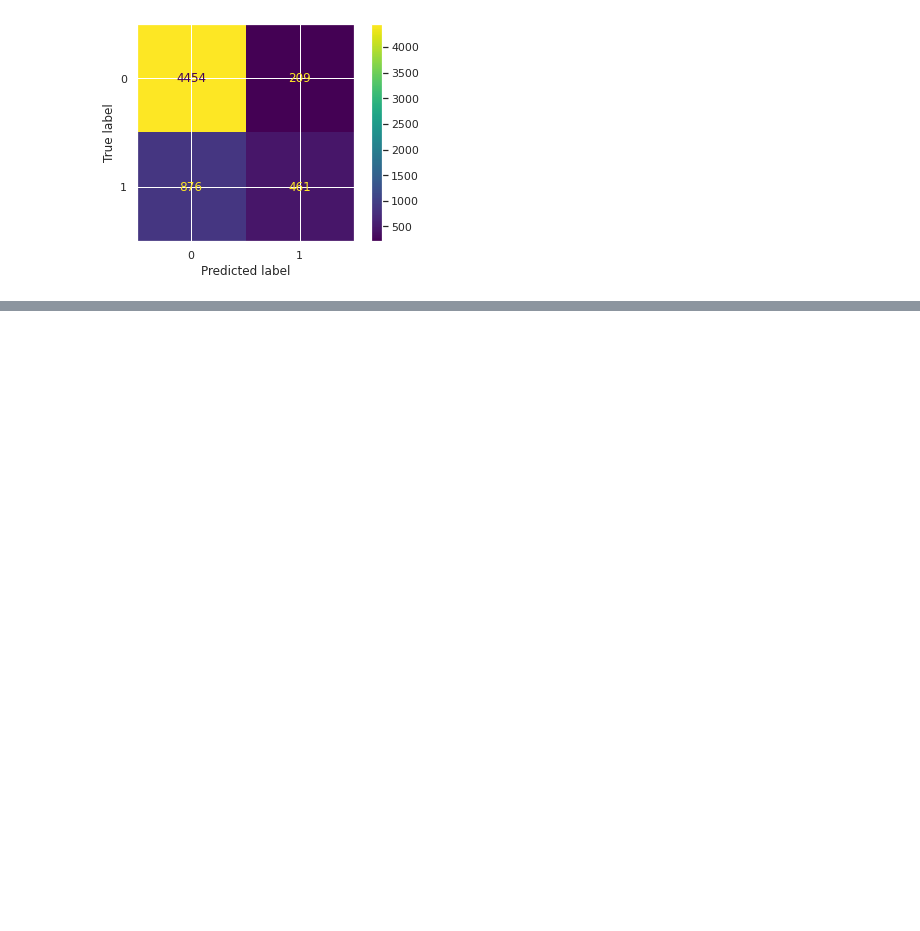
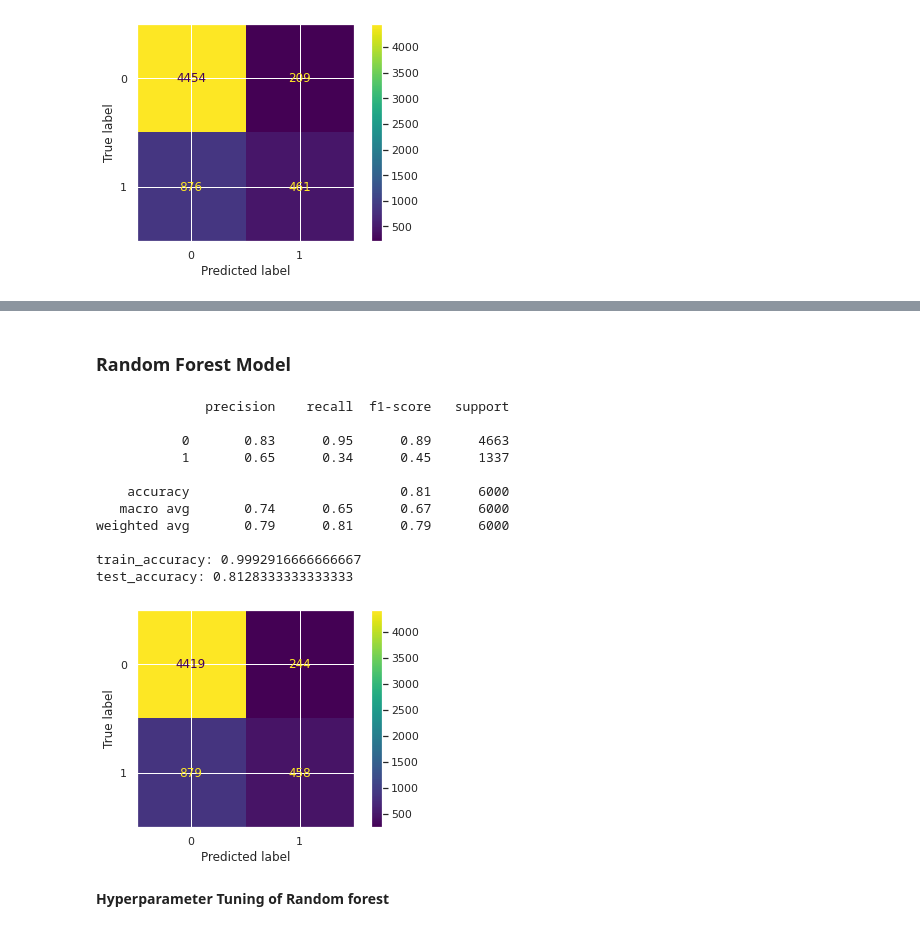
Before and after one commit to tushwagh/Credit-Card-Default-Prediction, a Jupyter notebook: Credit_Card_Default_Prediction_Capstone_Project.ipynb, the cells around one changed output, grey strips where cells are left out. Saved outputs shown, nothing was run; the diff lists cells and outputs as text; code cells hidden in the pictures; blank space fills up the shorter version.

```diff
--- a/Credit_Card_Default_Prediction_Capstone_Project.ipynb
+++ b/Credit_Card_Default_Prediction_Capstone_Project.ipynb
@@ -655,0 +623,23 @@ test_accuracy: 0.8191666666666667
+# %% [markdown]
+### **Random Forest Model**
+# %%
+rf_model = RandomForestClassifier(random_state=1)
+rf_model.fit(x_train,y_train)
+y_pred_rf = rf_model.predict(x_test)
+y_pred_rf_train = rf_model.predict(x_train)
+res(y_pred_rf,y_pred_rf_train)
+# %% [output]
+              precision    recall  f1-score   support
+
+           0       0.83      0.95      0.89      4663
+           1       0.65      0.34      0.45      1337
+
+    accuracy                           0.81      6000
+   macro avg       0.74      0.65      0.67      6000
+weighted avg       0.79      0.81      0.79      6000
+
+train_accuracy: 0.9992916666666667
+test_accuracy: 0.8128333333333333
+[figure, added]
+# %% [markdown]
+**Hyperparameter Tuning of Random forest**
```
Also changed, not shown: parts of 21 cells of this notebook.
